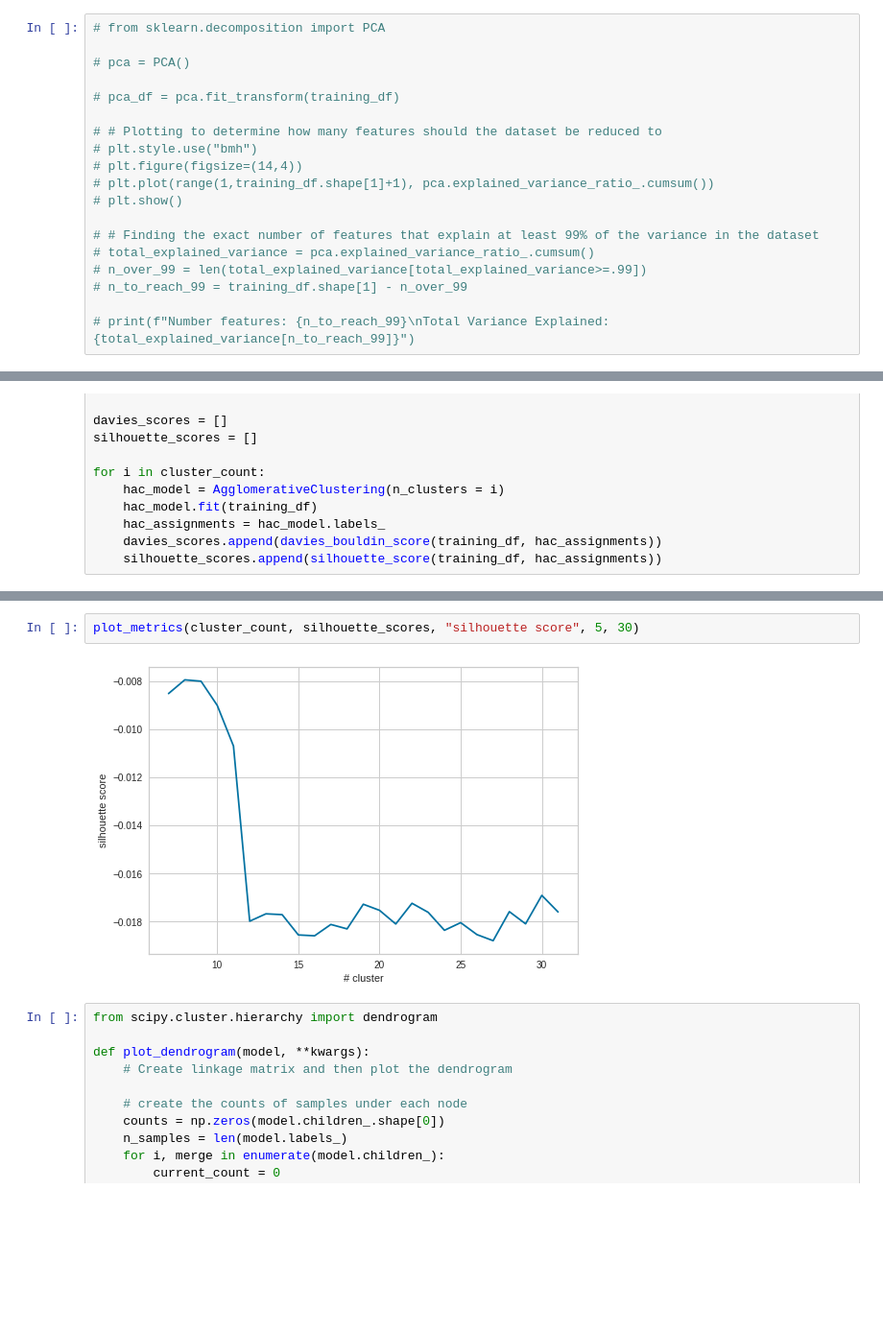
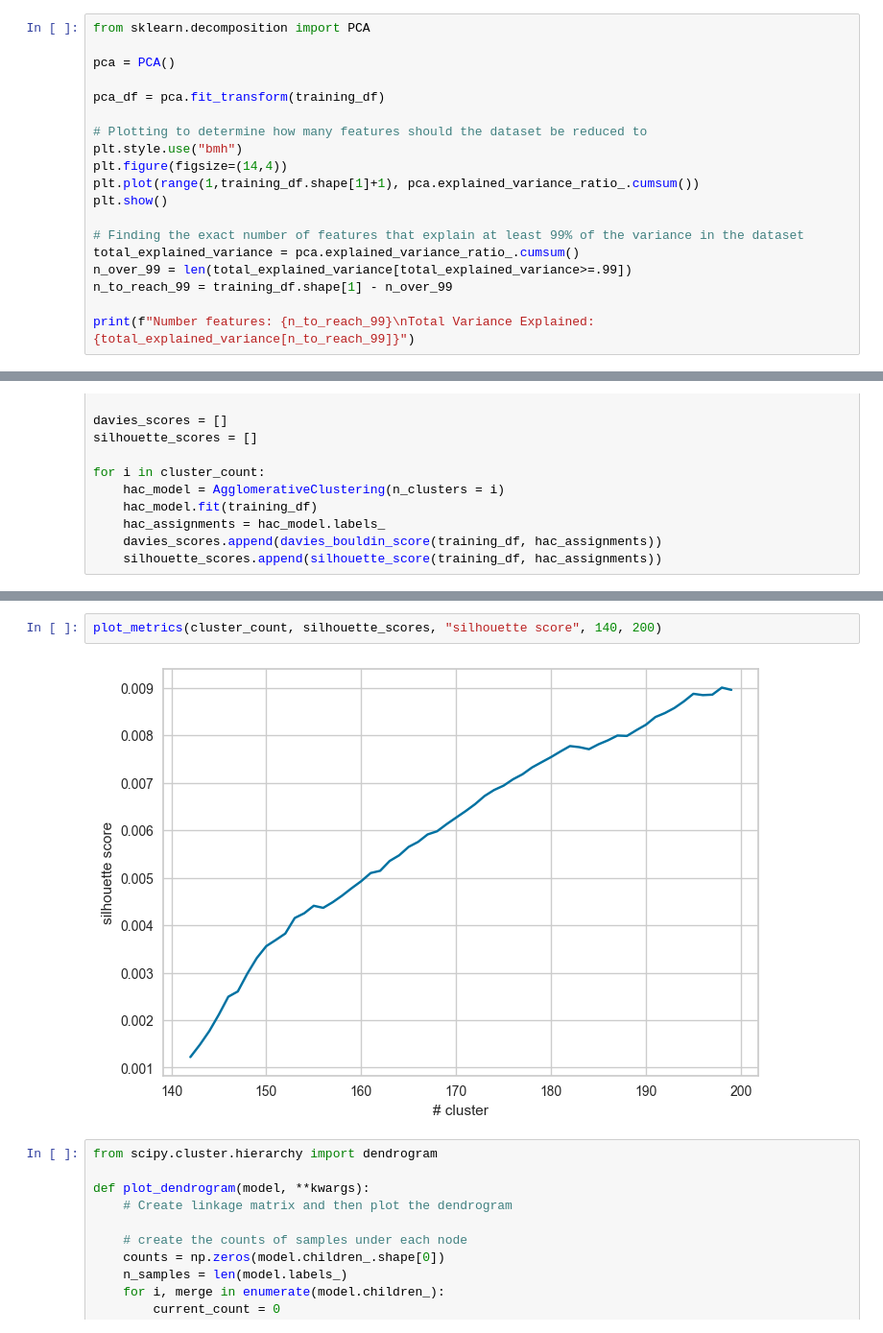
Before and after one commit to angelonazzaro/ZaMatcher, a Jupyter notebook: clustering.ipynb, the cells around one changed output, grey strips where cells are left out. Shown at 96% size. Cells and saved outputs as stored; diff of their text form; blank space fills up the shorter version.

Commit message:
runned clustering.ipynb but using PCA

```diff
--- a/clustering.ipynb
+++ b/clustering.ipynb
@@ -102,21 +79,21 @@ training_df.head()
 ## Principal Component Analysis
 Principal Component Analysis or PCA is used to reduce the dataset dimensionality and select only the principal components, i.e. those features who carry most of the significative data.
 # %%
-# from sklearn.decomposition import PCA
+from sklearn.decomposition import PCA
 
-# pca = PCA()
+pca = PCA()
 
-# pca_df = pca.fit_transform(training_df)
+pca_df = pca.fit_transform(training_df)
 
-# # Plotting to determine how many features should the dataset be reduced to
-# plt.style.use("bmh")
-# plt.figure(figsize=(14,4))
-# plt.plot(range(1,training_df.shape[1]+1), pca.explained_variance_ratio_.cumsum())
-# plt.show()
+# Plotting to determine how many features should the dataset be reduced to
+plt.style.use("bmh")
+plt.figure(figsize=(14,4))
+plt.plot(range(1,training_df.shape[1]+1), pca.explained_variance_ratio_.cumsum())
+plt.show()
 
-# # Finding the exact number of features that explain at least 99% of the variance in the dataset
-# total_explained_variance = pca.explained_variance_ratio_.cumsum()
-# n_over_99 = len(total_explained_variance[total_explained_variance>=.99])
-# n_to_reach_99 = training_df.shape[1] - n_over_99
+# Finding the exact number of features that explain at least 99% of the variance in the dataset
+total_explained_variance = pca.explained_variance_ratio_.cumsum()
+n_over_99 = len(total_explained_variance[total_explained_variance>=.99])
+n_to_reach_99 = training_df.shape[1] - n_over_99
 
-# print(f"Number features: {n_to_reach_99}\nTotal Variance Explained: {total_explained_variance[n_to_reach_99]}")
+print(f"Number features: {n_to_reach_99}\nTotal Variance Explained: {total_explained_variance[n_to_reach_99]}")
@@ -189,7 +172,7 @@ plot_metrics(cluster_count, silhouette_scores, "silhouette score")
 # %%
-plot_metrics(cluster_count, silhouette_scores, "silhouette score", 5, 30)
+plot_metrics(cluster_count, silhouette_scores, "silhouette score", 140, 200)
 # %% [output]
-[figure, old version]
+[figure, new version]
 # %%
 from scipy.cluster.hierarchy import dendrogram
 
```
Also changed, not shown: parts of 10 cells of this notebook, 1 other file.
